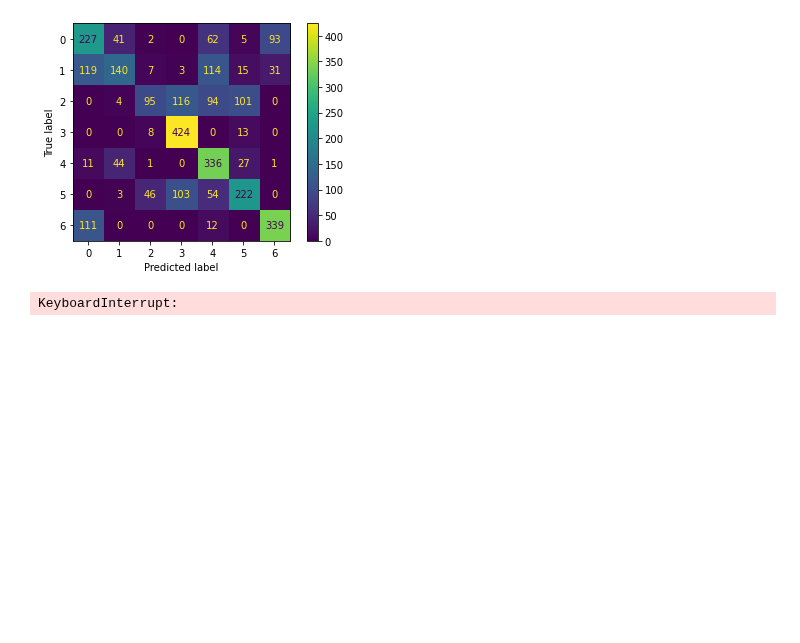
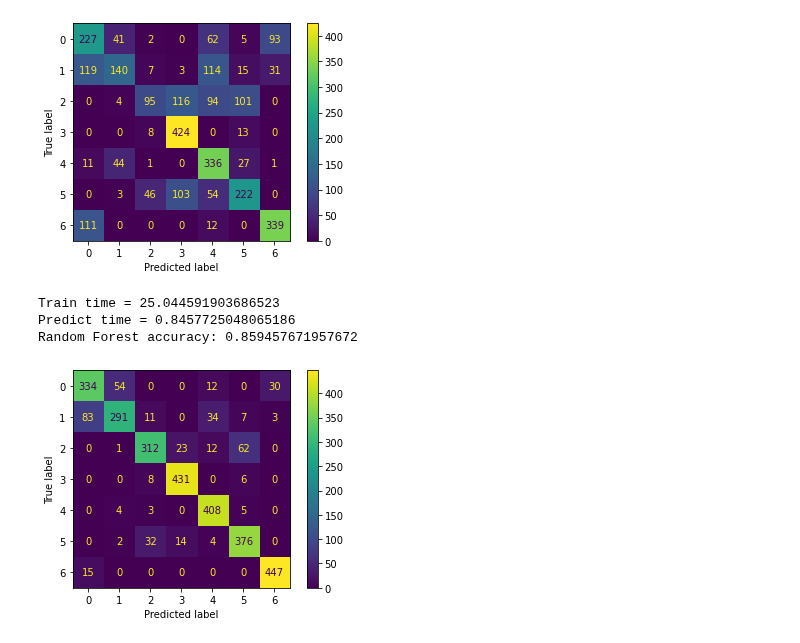
Before and after one commit to sams-data/mids-w207_9_sp22_forest_cover_classification, a Jupyter notebook: Exploration/norm_eda.ipynb, the cells around one changed output. Cells and saved outputs as stored; diff of their text form; code cells hidden in the pictures; blank space fills up the shorter version.

Commit message:
RF now beating KNN using entropy and max depth 15

```diff
--- a/Exploration/norm_eda.ipynb
+++ b/Exploration/norm_eda.ipynb
@@ -213,22 +213,39 @@ GaussianNB accuracy w/ var smoothing @ .1: 0.5896164021164021
 # %%
 def randomforest(train_dat=train_dat, train_lab=train_lab, dev_dat=dev_dat, dev_lab=dev_lab):
 
-    rf = RandomForestRegressor(n_estimators = 1000, random_state = 42)
+    rf = RandomForestClassifier(
+        n_estimators = 1000,
+        criterion="entropy",
+        max_depth=15,
+        random_state = 42)
 
     start_time = time.time()
     rf.fit(train_dat, train_lab)
     print(f'Train time = {time.time() - start_time}')
 
     start_time = time.time()
     rf_pred = rf.predict(dev_dat).astype(int)
     print(f'Predict time = {time.time() - start_time}')
 
+    ###generate accuracy
+    accuracy_count_rf = 0
+    for j in range(dev_lab.shape[0]):
+        if rf_pred[j] == dev_lab[j]:
+            accuracy_count_rf += 1
+        else:
+            continue
+
+    print("Random Forest accuracy: " + str(accuracy_count_rf/rf_pred.shape[0]))
+
     cm = confusion_matrix(dev_lab, rf_pred)
 
     ConfusionMatrixDisplay(cm).plot()
 
     pd.DataFrame(classification_report(dev_lab, rf_pred, output_dict=True))
 
 randomforest()
 # %% [output]
-KeyboardInterrupt:
+Train time = 25.044591903686523
+Predict time = 0.8457725048065186
+Random Forest accuracy: 0.859457671957672
+[figure, added]
```
Also changed, not shown: parts of 1 cell of this notebook.
